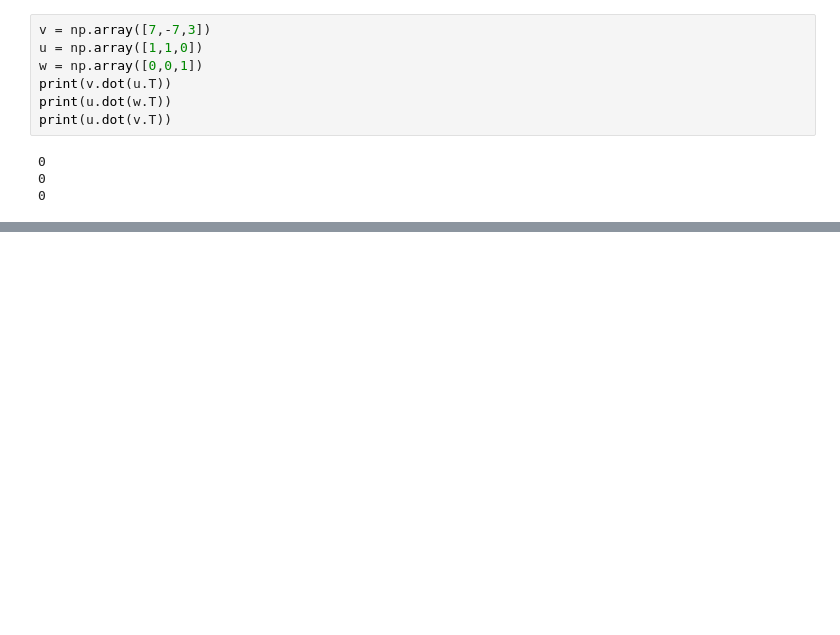
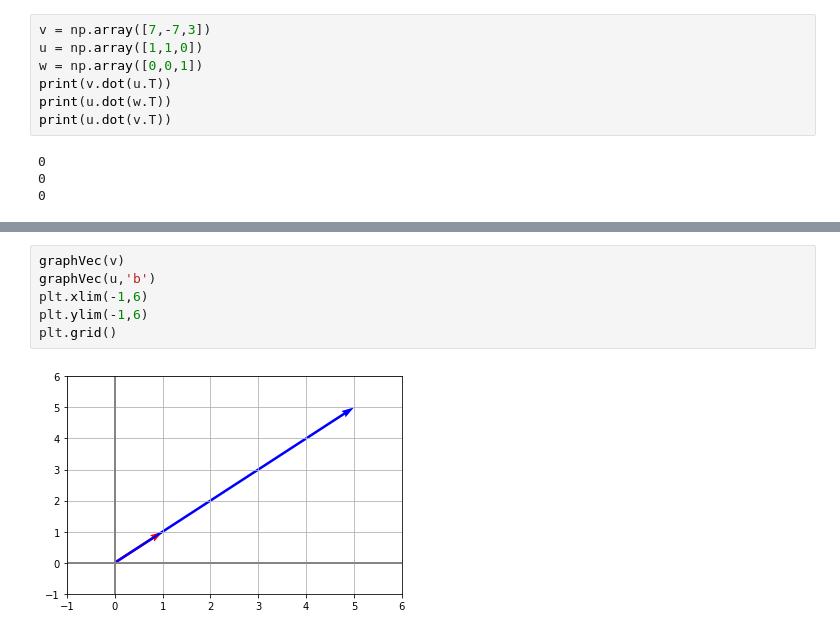
Before and after one commit to fegonzalez7/ml-py, a Jupyter notebook: linearAlgebra.ipynb, the cells around one changed output, grey strips where cells are left out. Cells and saved outputs as stored; diff of their text form; blank space fills up the shorter version.

```diff
--- a/linearAlgebra.ipynb
+++ b/linearAlgebra.ipynb
@@ -290,0 +318,8 @@ print(u.dot(v.T))
+# %%
+graphVec(v)
+graphVec(u,'b')
+plt.xlim(-1,6)
+plt.ylim(-1,6)
+plt.grid()
+# %% [output]
+[figure, added]
```
Also changed, not shown: parts of 11 cells of this notebook, 1 other file.
